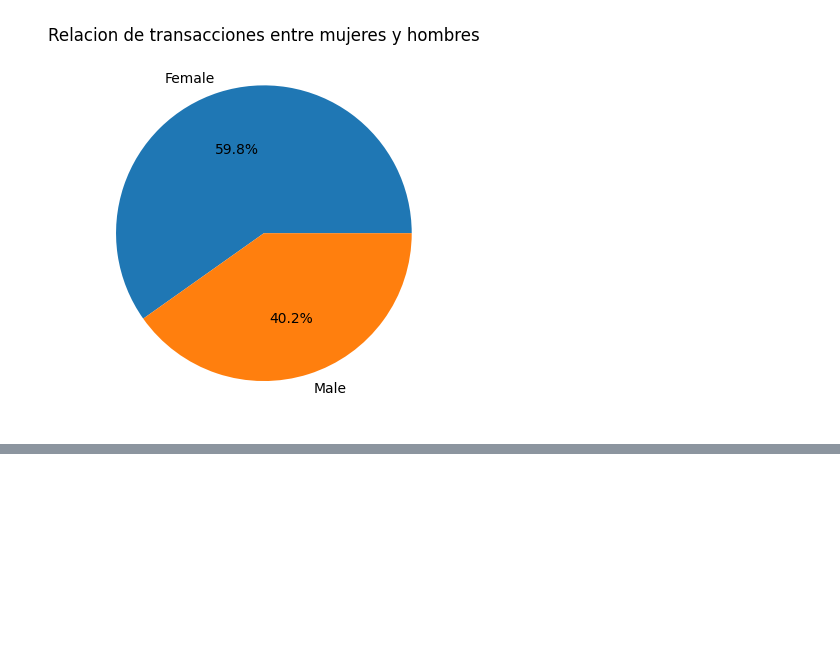
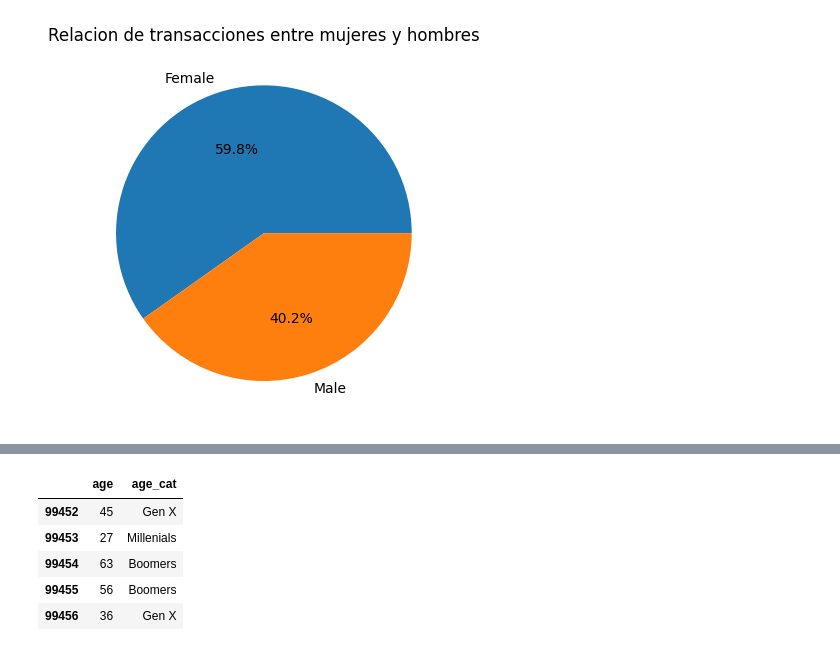
Before and after one commit to Casald/AnalisisRetail_UV, a Jupyter notebook: Analisis_Retail.ipynb, the cells around one changed output, grey strips where cells are left out. Cells and saved outputs as stored; diff of their text form; code cells hidden in the pictures; blank space fills up the shorter version.

```diff
--- a/Analisis_Retail.ipynb
+++ b/Analisis_Retail.ipynb
@@ -158,0 +202,10 @@ Text(0.5, 1.0, 'Relacion de transacciones entre mujeres y hombres')
+# %%
+# Confirmamos que la funcion hace el trabajo
+df2[['age', 'age_cat']].tail(5)
+# %% [output]
+|  | age | age_cat |
+| 99452 | 45 | Gen X |
+| 99453 | 27 | Millenials |
+| 99454 | 63 | Boomers |
+| 99455 | 56 | Boomers |
+| 99456 | 36 | Gen X |
```
Also changed, not shown: parts of 9 cells of this notebook.
